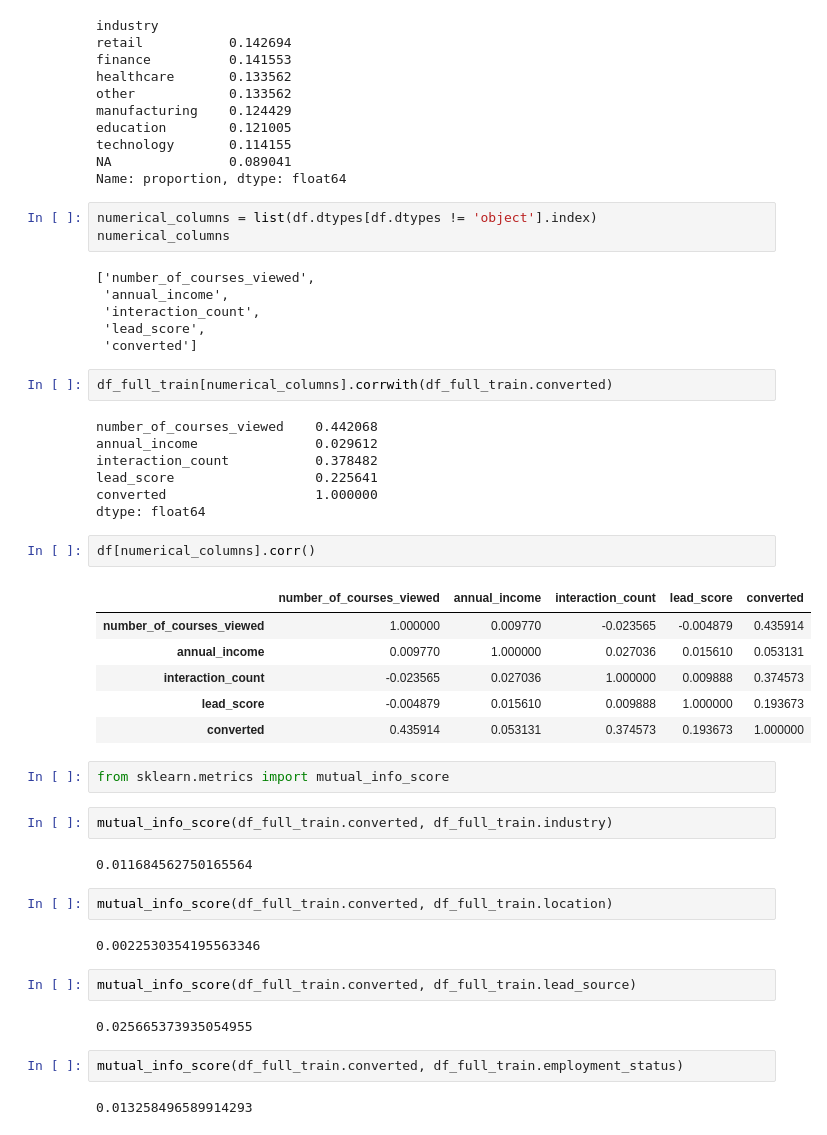
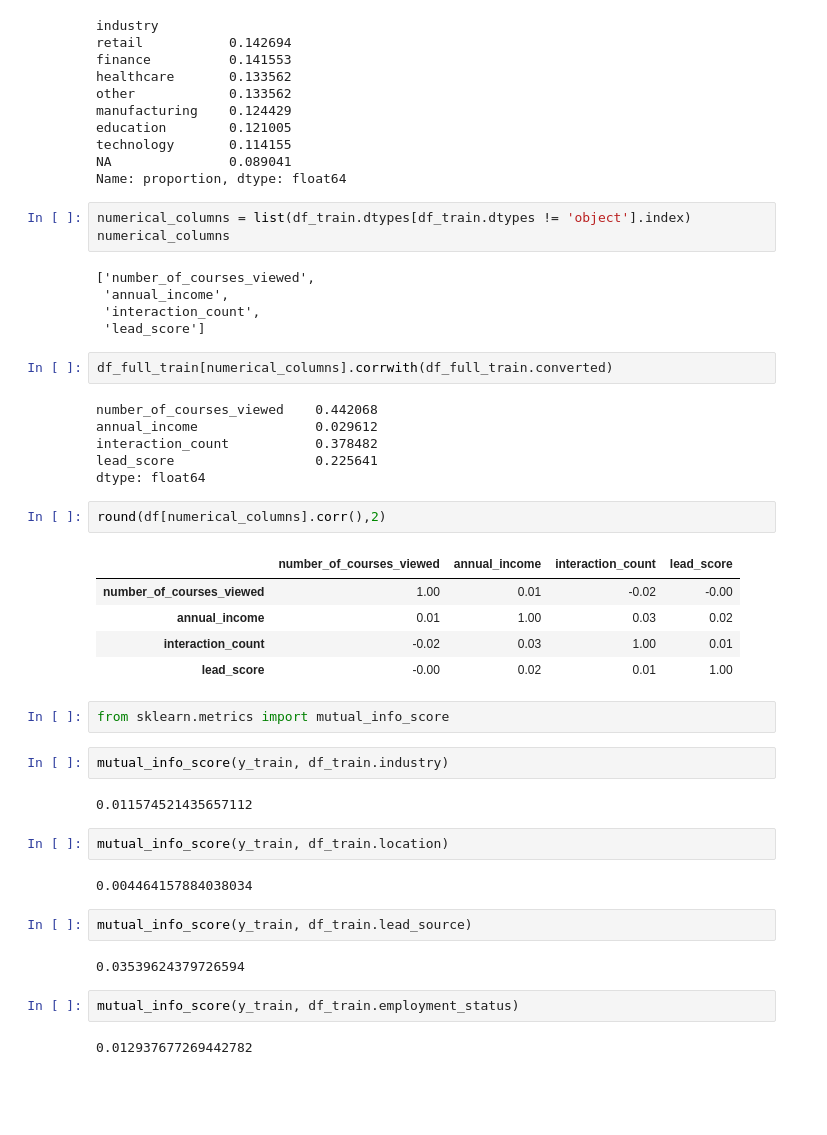
Before and after one commit to Maja0108/machine-learning-mlzoomcamp-homework, a Jupyter notebook: 03-homework/homework03.ipynb, the cells around one changed output. Saved outputs shown, nothing was run; the diff lists cells and outputs as text; blank space fills up the shorter version.

```diff
--- a/03-homework/homework03.ipynb
+++ b/03-homework/homework03.ipynb
@@ -154,14 +154,13 @@ technology       0.114155
 NA               0.089041
 Name: proportion, dtype: float64
 # %%
-numerical_columns = list(df.dtypes[df.dtypes != 'object'].index)
+numerical_columns = list(df_train.dtypes[df_train.dtypes != 'object'].index)
 numerical_columns
 # %% [output]
 ['number_of_courses_viewed',
  'annual_income',
  'interaction_count',
- 'lead_score',
- 'converted']
+ 'lead_score']
 # %%
 df_full_train[numerical_columns].corrwith(df_full_train.converted)
 # %% [output]
@@ -169,32 +168,30 @@ number_of_courses_viewed    0.442068
 annual_income               0.029612
 interaction_count           0.378482
 lead_score                  0.225641
-converted                   1.000000
 dtype: float64
 # %%
-df[numerical_columns].corr()
+round(df[numerical_columns].corr(),2)
 # %% [output]
-|  | number_of_courses_viewed | annual_income | interaction_count | lead_score | converted |
-| number_of_courses_viewed | 1.000000 | 0.009770 | -0.023565 | -0.004879 | 0.435914 |
-| annual_income | 0.009770 | 1.000000 | 0.027036 | 0.015610 | 0.053131 |
-| interaction_count | -0.023565 | 0.027036 | 1.000000 | 0.009888 | 0.374573 |
-| lead_score | -0.004879 | 0.015610 | 0.009888 | 1.000000 | 0.193673 |
-| converted | 0.435914 | 0.053131 | 0.374573 | 0.193673 | 1.000000 |
+|  | number_of_courses_viewed | annual_income | interaction_count | lead_score |
+| number_of_courses_viewed | 1.00 | 0.01 | -0.02 | -0.00 |
+| annual_income | 0.01 | 1.00 | 0.03 | 0.02 |
+| interaction_count | -0.02 | 0.03 | 1.00 | 0.01 |
+| lead_score | -0.00 | 0.02 | 0.01 | 1.00 |
 # %%
 from sklearn.metrics import mutual_info_score
 # %%
-mutual_info_score(df_full_train.converted, df_full_train.industry)
+mutual_info_score(y_train, df_train.industry)
 # %% [output]
-0.011684562750165564
+0.011574521435657112
 # %%
-mutual_info_score(df_full_train.converted, df_full_train.location)
+mutual_info_score(y_train, df_train.location)
 # %% [output]
-0.0022530354195563346
+0.004464157884038034
 # %%
-mutual_info_score(df_full_train.converted, df_full_train.lead_source)
+mutual_info_score(y_train, df_train.lead_source)
 # %% [output]
-0.025665373935054955
+0.03539624379726594
 # %%
-mutual_info_score(df_full_train.converted, df_full_train.employment_status)
+mutual_info_score(y_train, df_train.employment_status)
 # %% [output]
-0.013258496589914293
+0.012937677269442782
```
Also changed, not shown: parts of 15 cells of this notebook.
